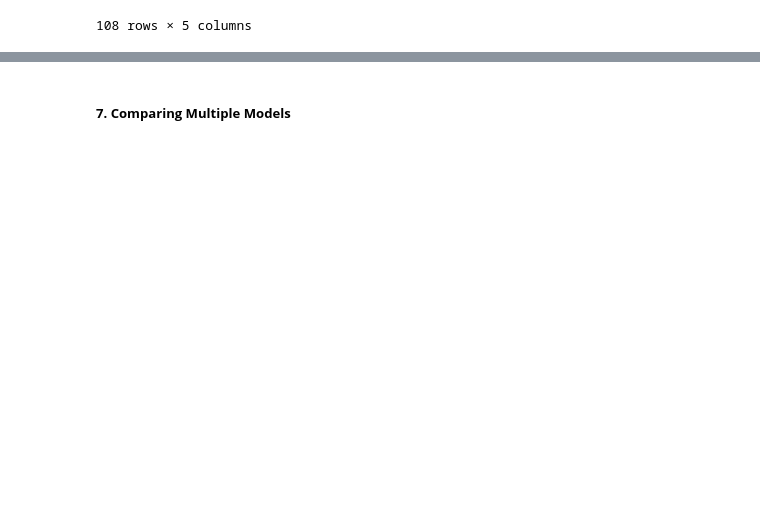
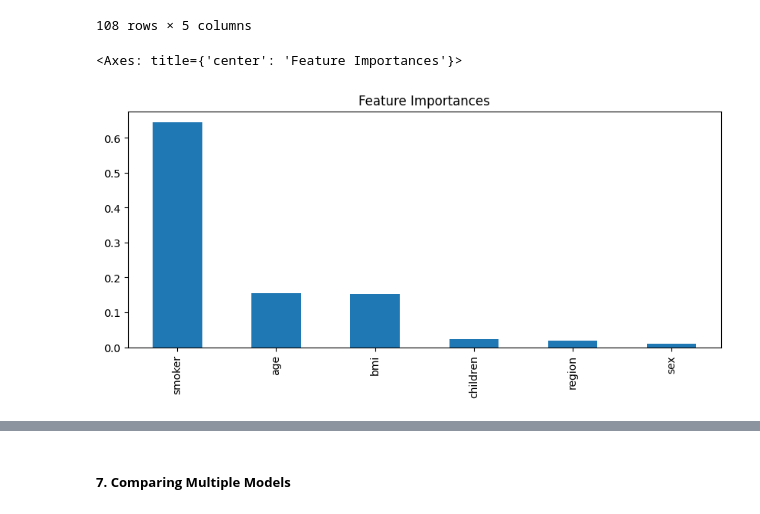
Before and after one commit to Hosseinhamedi/SWB_Predictive_Analytics_Machine_Leanring, a Jupyter notebook: notebooks/Linear_regression.ipynb, the cells around one changed output, grey strips where cells are left out. Drawn from its saved outputs; the diff is of its cells as text; code cells hidden in the pictures; blank space fills up the shorter version.

```diff
--- a/notebooks/Linear_regression.ipynb
+++ b/notebooks/Linear_regression.ipynb
@@ -511,3 +522,10 @@ pd.DataFrame(grid.cv_results_)[
 | 106 | 0.830742 | 3111.236786 | 2.481214e+07 | 4935.468128 | {'rf__max_depth': 30, 'rf__max_fe... |
 | 107 | 0.836718 | 3039.303338 | 2.394098e+07 | 4842.788018 | {'rf__max_depth': 30, 'rf__max_fe... |
 108 rows × 5 columns
+# %%
+importances = best_model.named_steps['rf'].feature_importances_
+feat_importance = pd.Series(importances, index=X_train.columns).sort_values(ascending=False)
+feat_importance.plot(kind='bar', figsize=(10,4), title='Feature Importances')
+# %% [output]
+<Axes: title={'center': 'Feature Importances'}>
+[figure, added]
```
Also changed, not shown: parts of 12 cells of this notebook.
